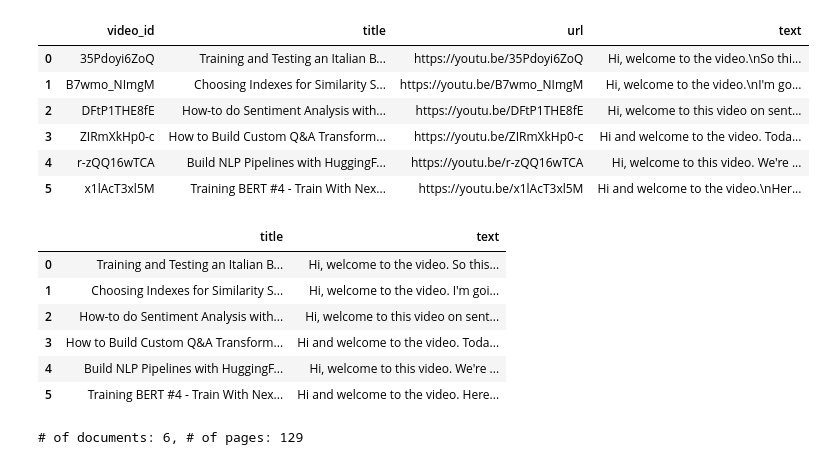
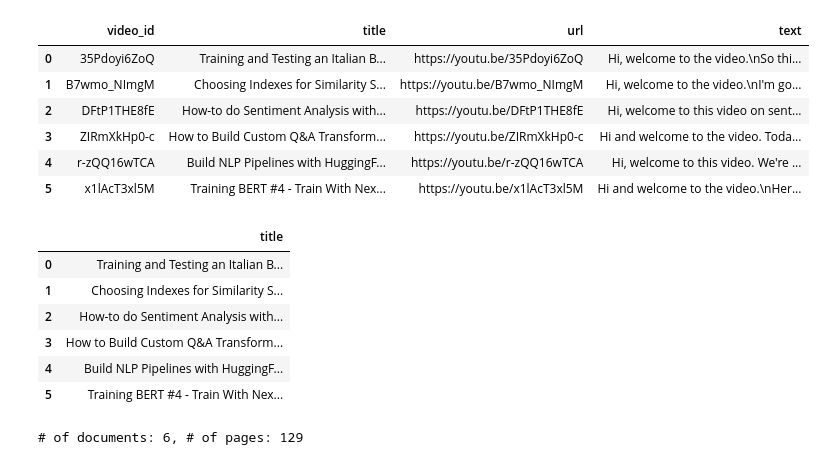
Before and after one commit to jrpereirajr/intersystems-iris-notebooks, a Jupyter notebook: vector/langchain-iris/nlp_queries_on_youtube_audio_transcription_dataset.ipynb, the cells around one changed output. Saved outputs shown, nothing was run; the diff lists cells and outputs as text; code cells hidden in the pictures.

```diff
--- a/vector/langchain-iris/nlp_queries_on_youtube_audio_transcription_dataset.ipynb
+++ b/vector/langchain-iris/nlp_queries_on_youtube_audio_transcription_dataset.ipynb
@@ -86,20 +86,18 @@ df
 | 5 | x1lAcT3xl5M | Training BERT #4 - Train With Nex... | https://youtu.be/x1lAcT3xl5M | Hi and welcome to the video.\nHer... |
 # %%
 # adjust display settings to better view of the dataset
-df[["title", "text"]].style.set_table_styles({
+df[["title"]].style.set_table_styles({
     "title": [{"selector": "",
-           "props": [("width", "200px")]}],
-    "text": [{"selector": "td",
-           "props": [("overflow", "hidden"), ("white-space", "nowrap"), ("text-overflow", "ellipsis"), ("max-width", "500px")]}]
+           "props": [("width", "400px")]}],
 }, overwrite=False)
 # %% [output]
-|  | title | text |
-| 0 | Training and Testing an Italian B... | Hi, welcome to the video. So this... |
-| 1 | Choosing Indexes for Similarity S... | Hi, welcome to the video. I'm goi... |
-| 2 | How-to do Sentiment Analysis with... | Hi, welcome to this video on sent... |
-| 3 | How to Build Custom Q&A Transform... | Hi and welcome to the video. Toda... |
-| 4 | Build NLP Pipelines with HuggingF... | Hi, welcome to this video. We're ... |
-| 5 | Training BERT #4 - Train With Nex... | Hi and welcome to the video. Here... |
+|  | title |
+| 0 | Training and Testing an Italian B... |
+| 1 | Choosing Indexes for Similarity S... |
+| 2 | How-to do Sentiment Analysis with... |
+| 3 | How to Build Custom Q&A Transform... |
+| 4 | Build NLP Pipelines with HuggingF... |
+| 5 | Training BERT #4 - Train With Nex... |
 # %%
 # use the DataFrameLoader class to create a collection of Documents based on the "text" column within the dataframe
 loader = DataFrameLoader(df, page_content_column="text")
```
Also changed, not shown: parts of 8 cells of this notebook.
